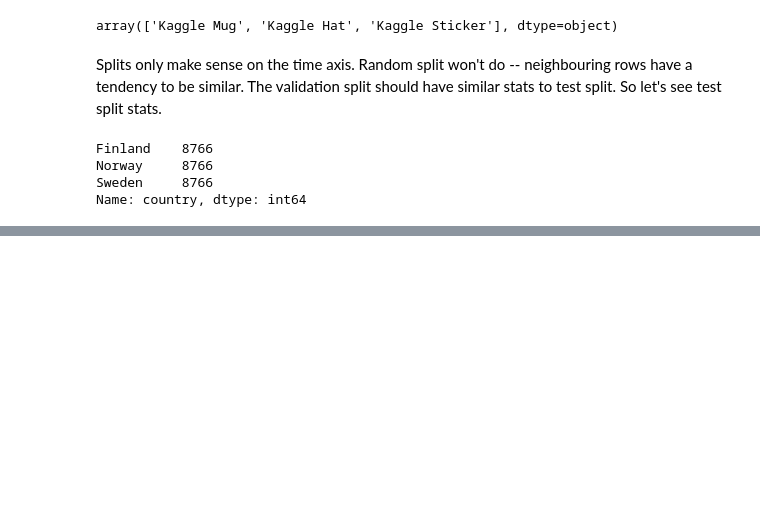
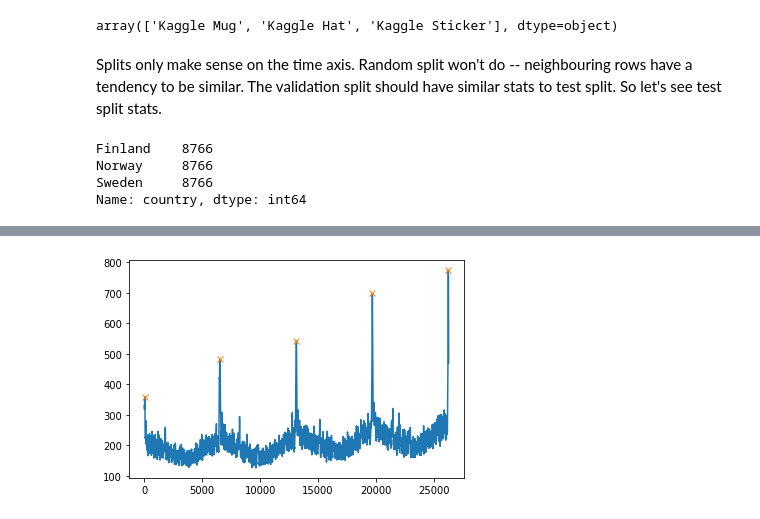
Before and after one commit to tornikeo/kaggle, a Jupyter notebook: tps-2022-eda-v2.ipynb, the cells around one changed output, grey strips where cells are left out. Drawn from its saved outputs; the diff is of its cells as text; code cells hidden in the pictures; blank space fills up the shorter version.

```diff
--- a/tps-2022-eda-v2.ipynb
+++ b/tps-2022-eda-v2.ipynb
@@ -118,0 +169,2 @@ Name: country, dtype: int64
+# %%
+ts = proda.num_sold
@@ -118,0 +173,7 @@ Name: country, dtype: int64
+# %%
+peaks, _ = find_peaks(ts, distance=360)
+plt.plot(ts)
+plt.plot(ts.index[peaks], ts.iloc[peaks], "x")
+plt.show()
+# %% [output]
+[figure, added]
```
Also changed, not shown: parts of 17 cells of this notebook.
